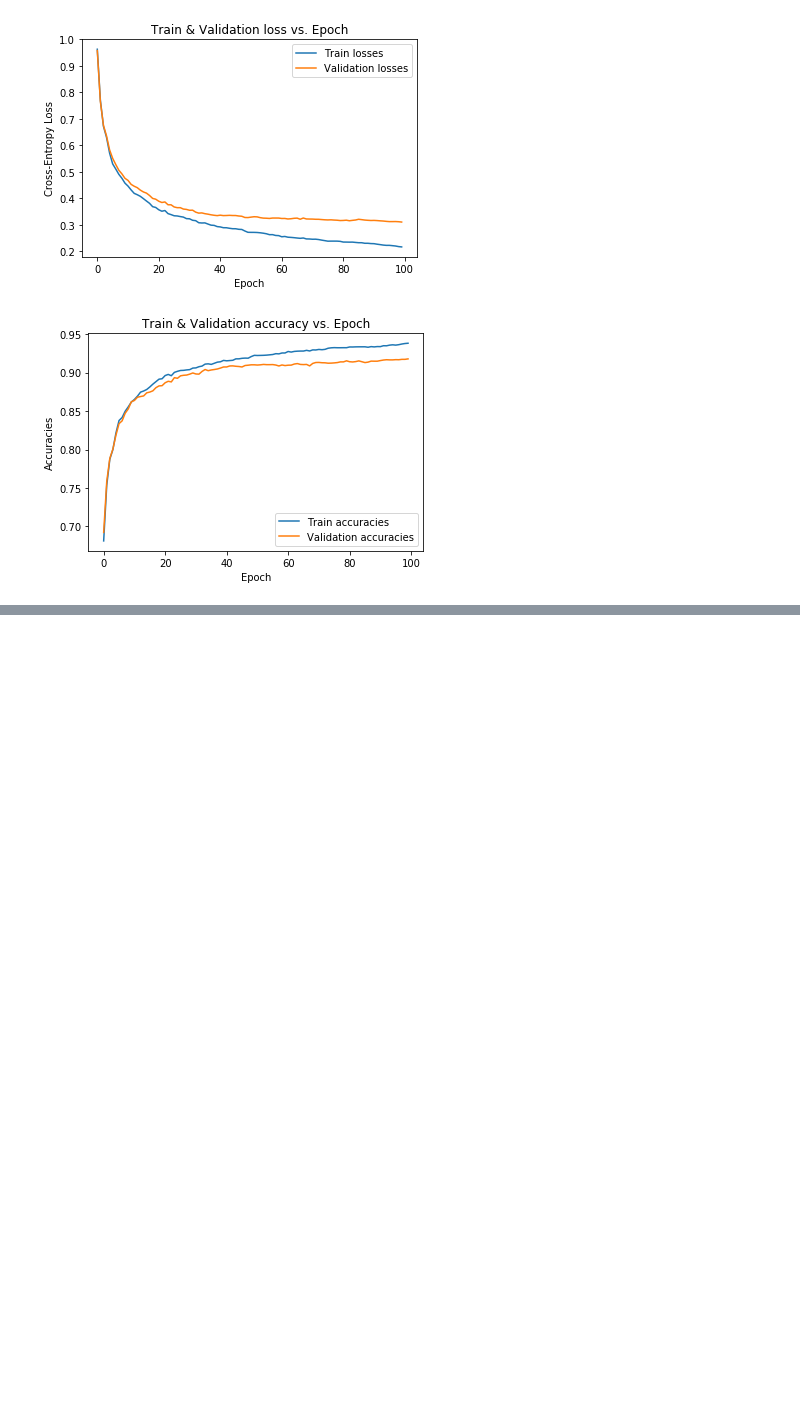
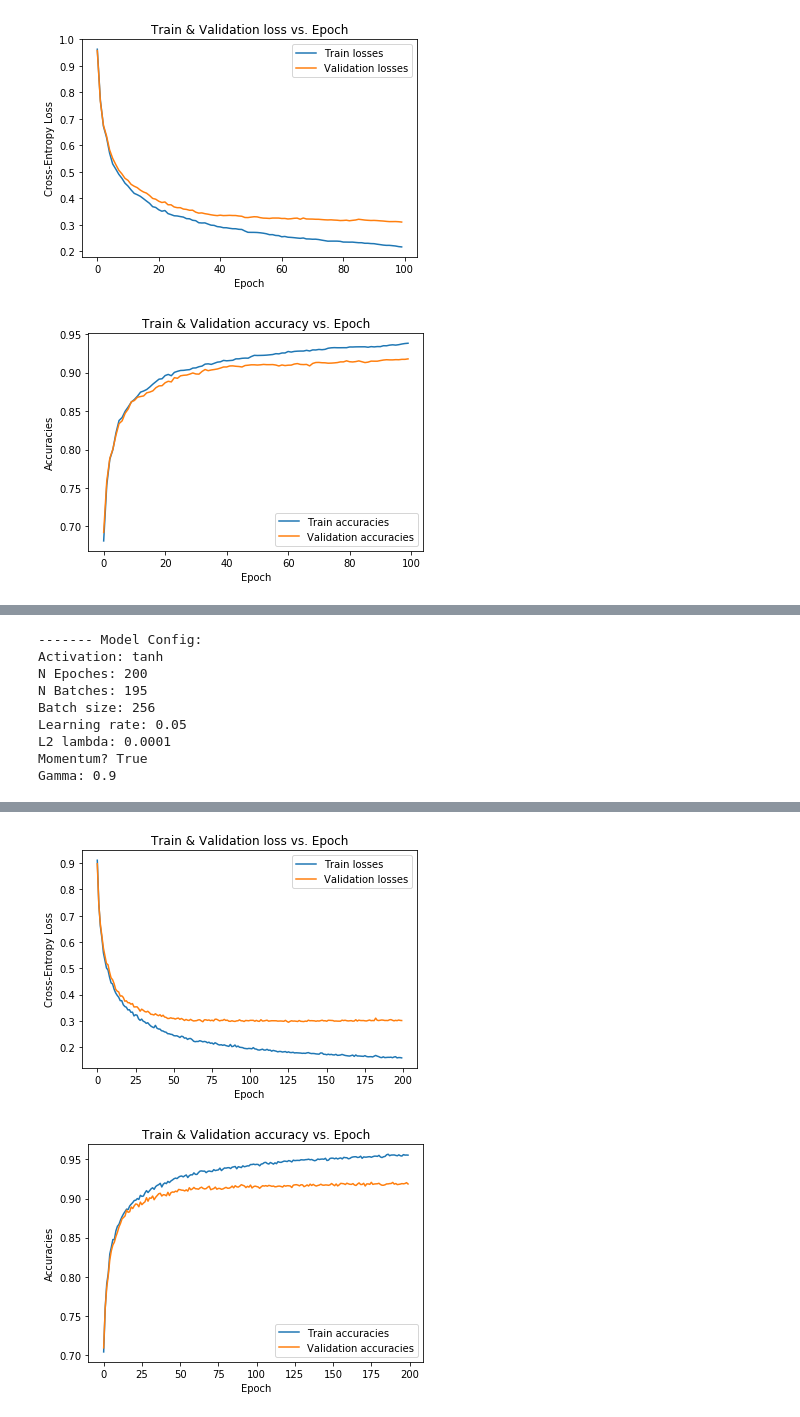
Before and after one commit to aunnnn/PA2-Backprop, a Jupyter notebook: main_neuralnet.ipynb, the cells around one changed output, grey strips where cells are left out. Cells and saved outputs as stored; diff of their text form; code cells hidden in the pictures; blank space fills up the shorter version.

```diff
--- a/main_neuralnet.ipynb
+++ b/main_neuralnet.ipynb
@@ -670,0 +755,12 @@ Epoch: 19 loss train: 0.2768173359347202 loss validate: 0.3160971559476045 Acc t
+# %%
+partreg(0.0001)
+# %% [output]
+------- Model Config:
+Activation: tanh
+N Epoches: 200
+N Batches: 195
+Batch size: 256
+Learning rate: 0.05
+L2 lambda: 0.0001
+Momentum? True
+Gamma: 0.9
@@ -670,0 +785,2 @@ Epoch: 19 loss train: 0.2768173359347202 loss validate: 0.3160971559476045 Acc t
+[figure, added]
+[figure, added]
```
Also changed, not shown: parts of 13 cells of this notebook.
